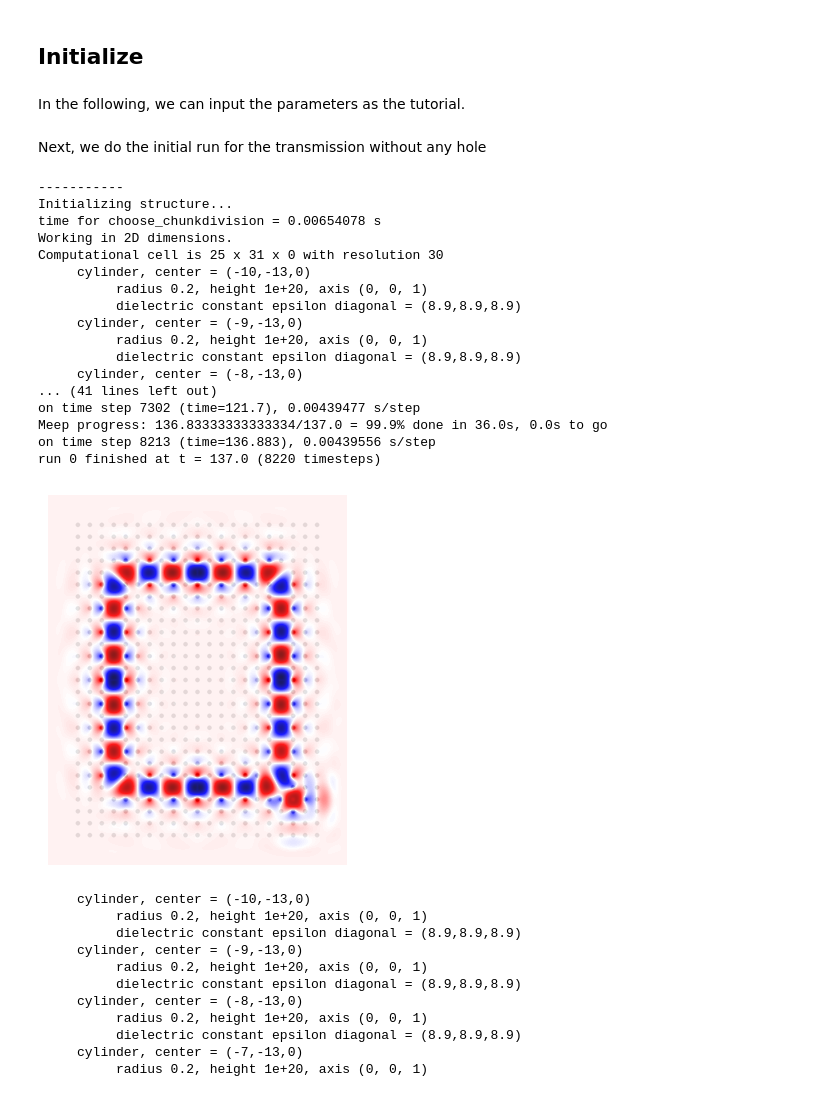
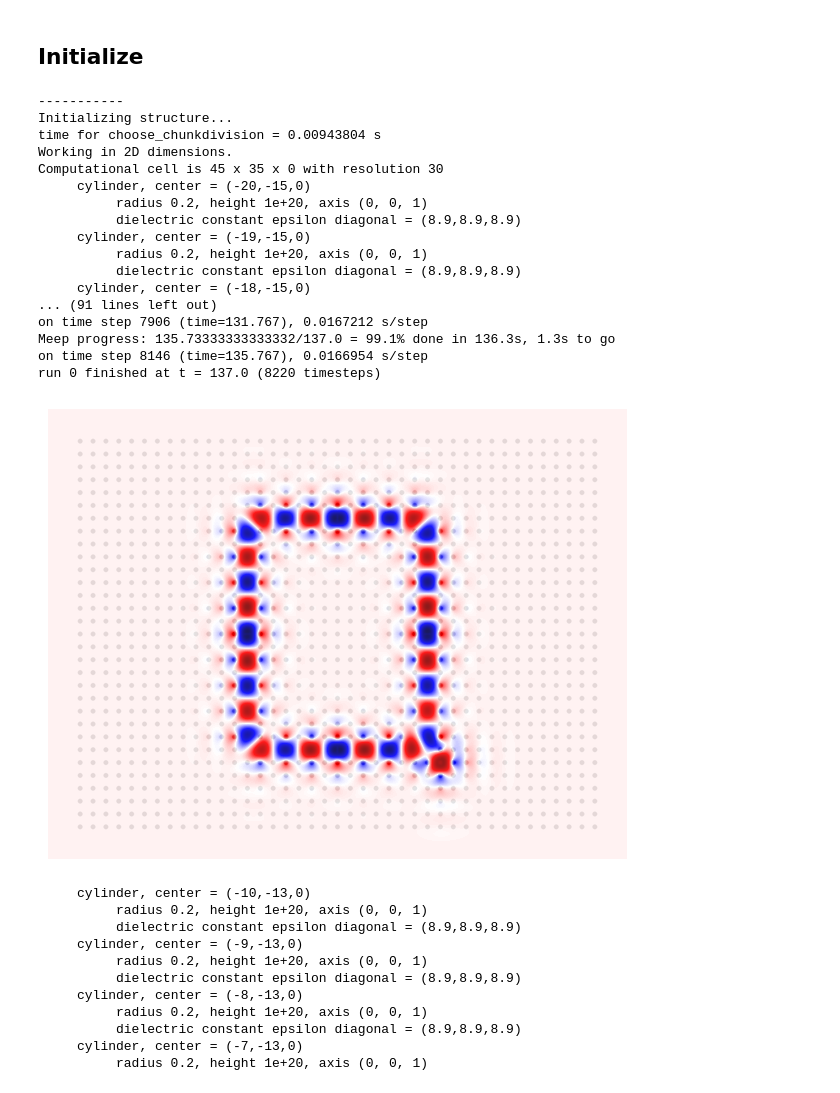
Before and after one commit to chihweiw/Photonic_Crystal, a Jupyter notebook: wvg_d_art.ipynb, the cells around one changed output. Drawn from its saved outputs; the diff is of its cells as text; code cells hidden in the pictures.

```diff
--- a/wvg_d_art.ipynb
+++ b/wvg_d_art.ipynb
@@ -8,2 +9,0 @@ from IPython.display import display, Image
-# %% [markdown]
-In the following, we can input the parameters as the tutorial.
@@ -10,8 +17,8 @@ In the following, we can input the parameters as the tutorial.
 # %%
 resolution = 30   # pixels/um
 r = 0.2
-sx = 21
-sy = 27
+sx = 41
+sy = 31
 hsx=(sx-1)/2
 hsy=(sy-1)/2
 
@@ -20,8 +27,6 @@ df = 0.005
 
 dpml=2.0
 pml_layers = [mp.PML(dpml)]
-# %% [markdown]
-Next, we do the initial run for the transmission without any hole
 # %%
 sxt = sx+2*dpml
 syt = sy+2*dpml
@@ -64,45 +69,46 @@ src = [mp.Source(mp.GaussianSource(fcen, fwidth=df*2),
                  amplitude=5.0,
                  center=mp.Vector3(-qxh,0),
                  size=mp.Vector3(0.5,0)),
        mp.Source(mp.GaussianSource(0.4, fwidth=df*2),
                  component=pl,
                  amplitude=15.0,
                  center=mp.Vector3(8,10),
                  size=mp.Vector3(0.3,0.3))]
 #sym = [mp.Mirror(mp.Y, phase=-1)]
 sim = mp.Simulation(cell_size=cell,
                     geometry=geometry,
                     boundary_layers=pml_layers,
                     sources=src,
                     resolution=resolution)
 sim.run(until=137)
 eps_data = sim.get_array(center=mp.Vector3(), size=cell, component=mp.Dielectric)
 ez_data = sim.get_array(center=mp.Vector3(), size=cell, component=pl)
-plt.figure()
+plt.figure(figsize=(6.0,4.5))
 plt.imshow(eps_data.transpose(), interpolation='spline36', cmap='binary')
 plt.imshow(ez_data.transpose(), interpolation='spline36', cmap='seismic', alpha=0.9)
 plt.axis('off')
-plt.savefig("crod_array_wvg_t10", dpi=400)
+plt.subplots_adjust(left=0, right=1, top=1, bottom=0)
+plt.savefig("crod_array_wvg_q13", dpi=400)
 plt.show()
 # %% [output]
 -----------
 Initializing structure...
-time for choose_chunkdivision = 0.00654078 s
+time for choose_chunkdivision = 0.00943804 s
 Working in 2D dimensions.
-Computational cell is 25 x 31 x 0 with resolution 30
-     cylinder, center = (-10,-13,0)
+Computational cell is 45 x 35 x 0 with resolution 30
+     cylinder, center = (-20,-15,0)
           radius 0.2, height 1e+20, axis (0, 0, 1)
           dielectric constant epsilon diagonal = (8.9,8.9,8.9)
-     cylinder, center = (-9,-13,0)
+     cylinder, center = (-19,-15,0)
           radius 0.2, height 1e+20, axis (0, 0, 1)
           dielectric constant epsilon diagonal = (8.9,8.9,8.9)
-     cylinder, center = (-8,-13,0)
-... (41 lines left out)
-on time step 7302 (time=121.7), 0.00439477 s/step
-Meep progress: 136.83333333333334/137.0 = 99.9% done in 36.0s, 0.0s to go
-on time step 8213 (time=136.883), 0.00439556 s/step
+     cylinder, center = (-18,-15,0)
+... (91 lines left out)
+on time step 7906 (time=131.767), 0.0167212 s/step
+Meep progress: 135.73333333333332/137.0 = 99.1% done in 136.3s, 1.3s to go
+on time step 8146 (time=135.767), 0.0166954 s/step
 run 0 finished at t = 137.0 (8220 timesteps)
-[figure, old version]
+[figure, new version]
 # %%
 animate = mp.Animate2D(sim,
                        fields=pl,
```
Also changed, not shown: parts of 7 cells of this notebook.
